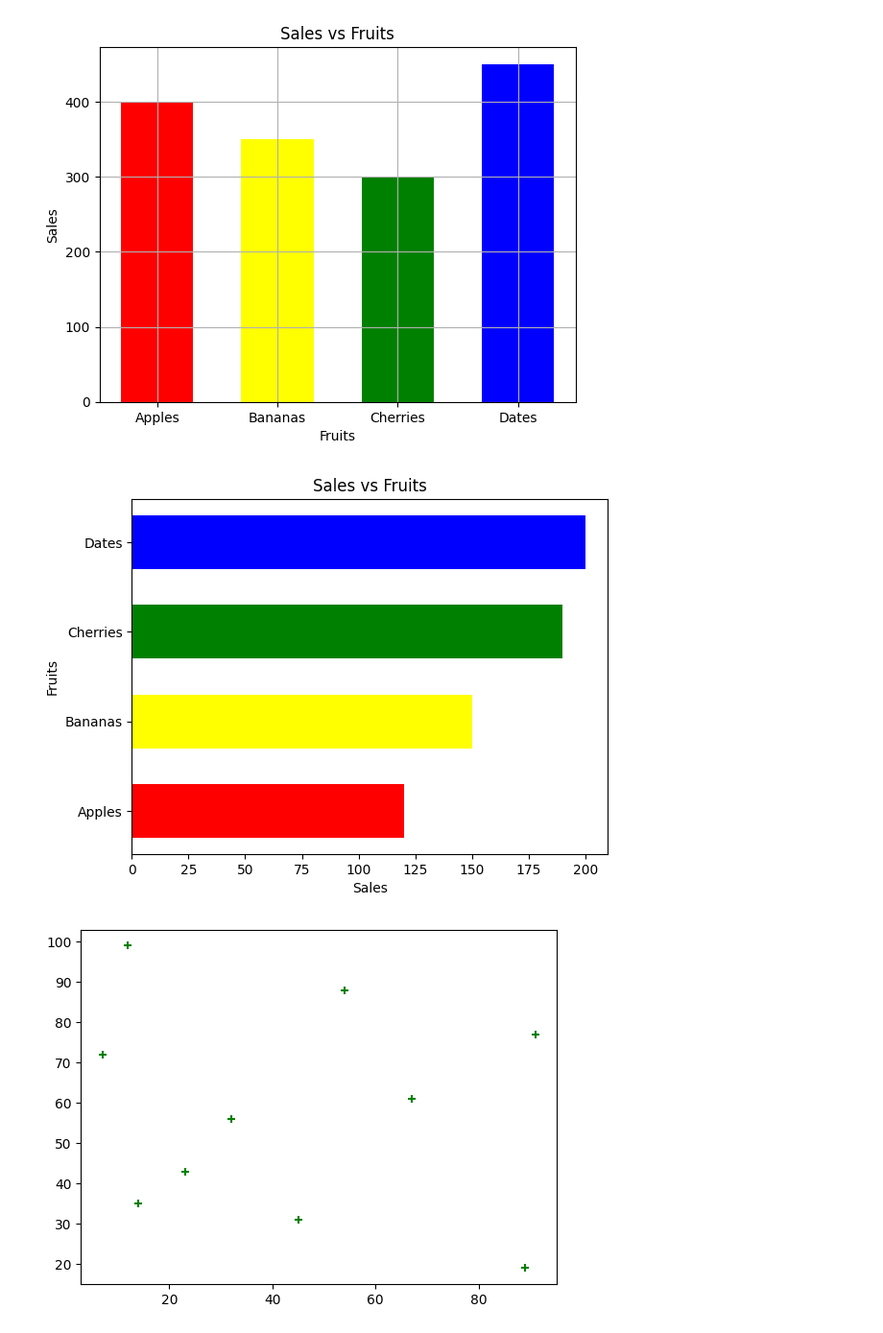
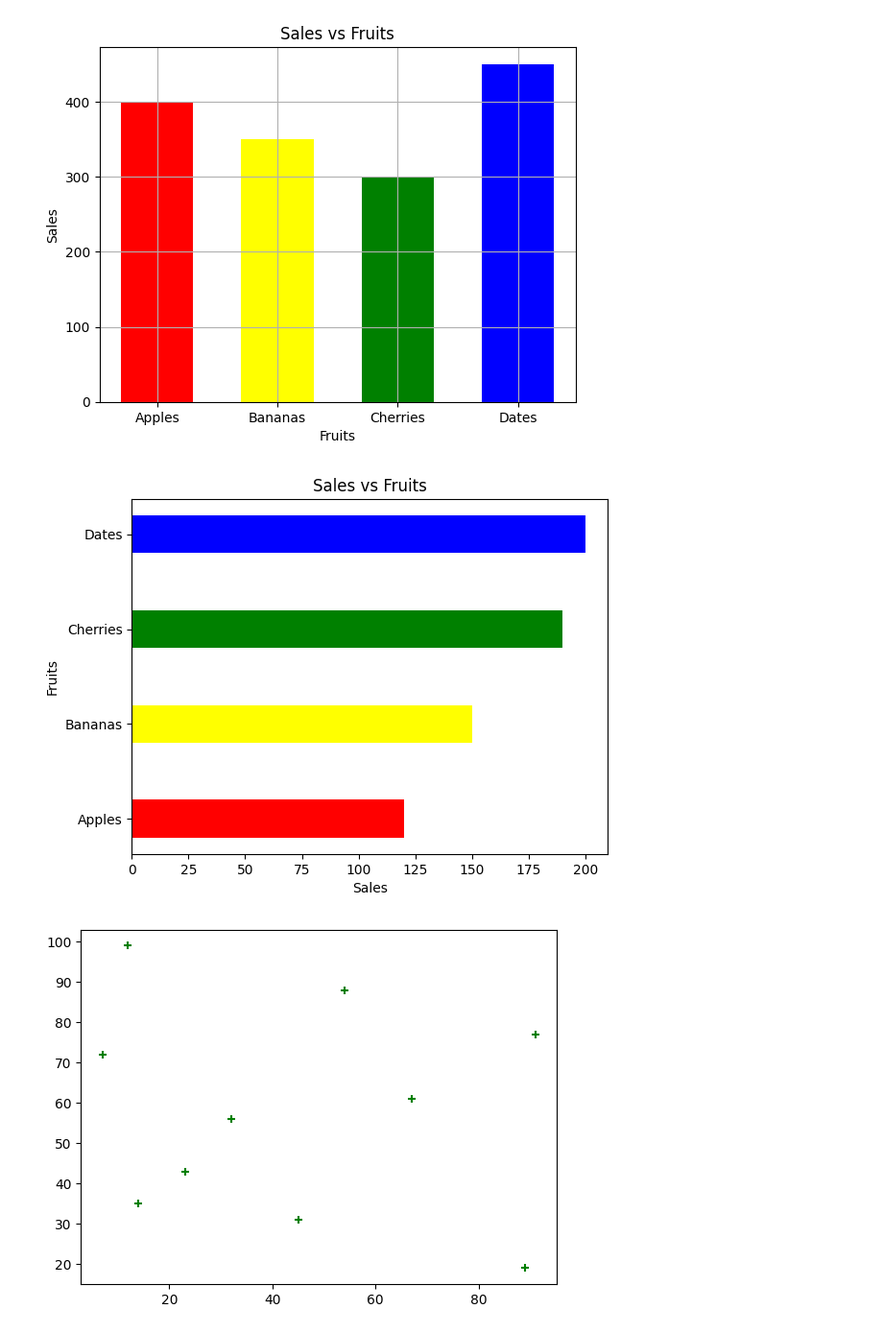
Before and after one commit to Abhinxvsharma/GenAI, a Jupyter notebook: datascience/ds_8.ipynb, the cells around one changed output. Shown at 96% size. Saved outputs shown, nothing was run; the diff lists cells and outputs as text; code cells hidden in the pictures.

```diff
--- a/datascience/ds_8.ipynb
+++ b/datascience/ds_8.ipynb
@@ -42,13 +42,13 @@ plt.show()
 # %% [output]
 [figure]
 # %%
-plt.barh(y=fruits, width=[120,150,190,200], height=0.6, color=['red','yellow','green','blue']) # x axis - categories, y-axis - numerical values
+plt.barh(y=fruits, width=[120,150,190,200], height=0.4, color=['red','yellow','green','blue']) # x axis - categories, y-axis - numerical values
 plt.xlabel('Sales')
 plt.ylabel('Fruits')
 plt.title("Sales vs Fruits")
 plt.show()
 # %% [output]
-[figure, old version]
+[figure, new version]
 # %%
 # Scatter Plot
 # both sides numerical data
```
Also changed, not shown: parts of 1 cell of this notebook, 5 other files.
